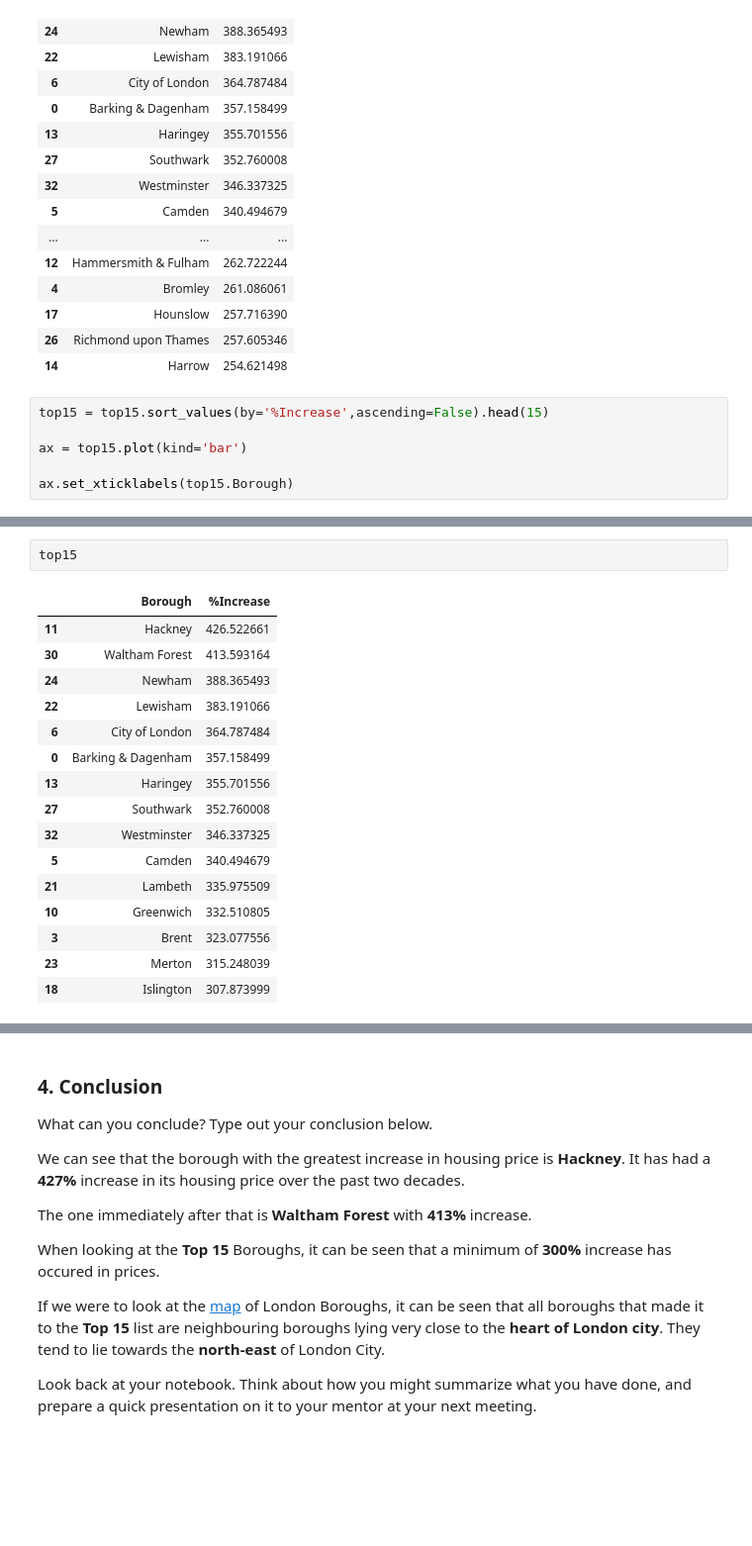
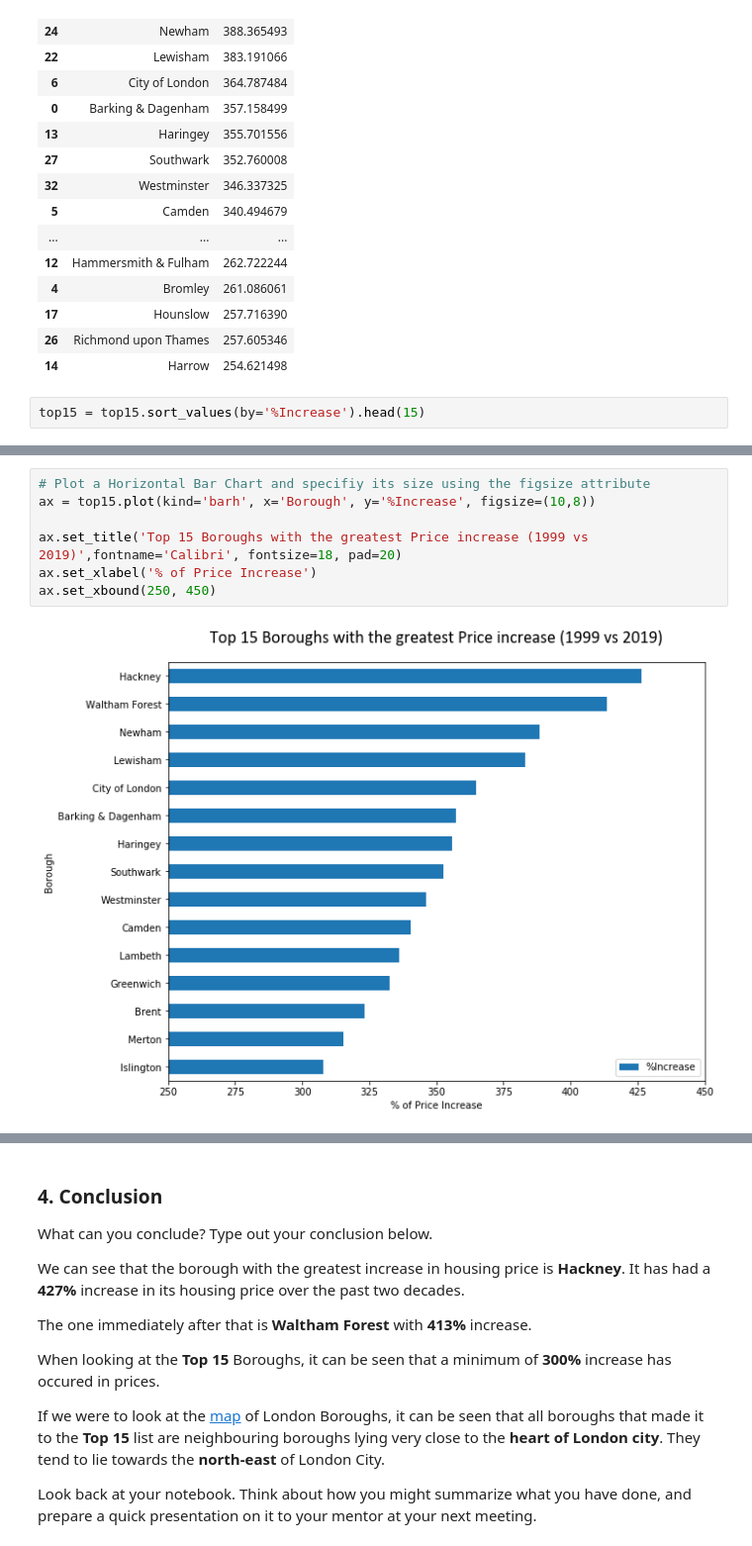
Before and after one commit to rporuthur/Springboard, a Jupyter notebook: London Housing Case Study/Unit 4 Challenge - Tier 3_Final.ipynb, the cells around one changed output, grey strips where cells are left out. Shown: that part at 99% size. Saved outputs shown, nothing was run; the diff lists cells and outputs as text; blank space fills up the shorter version.

```diff
--- a/London Housing Case Study/Unit 4 Challenge - Tier 3_Final.ipynb
+++ b/London Housing Case Study/Unit 4 Challenge - Tier 3_Final.ipynb
@@ -570,8 +570,4 @@ top15.sort_values(by='%Increase',ascending=False)
 | 26 | Richmond upon Thames | 257.605346 |
 | 14 | Harrow | 254.621498 |
 # %%
-top15 = top15.sort_values(by='%Increase',ascending=False).head(15)
-
-ax = top15.plot(kind='bar')
-
-ax.set_xticklabels(top15.Borough)
+top15 = top15.sort_values(by='%Increase').head(15)
@@ -595,19 +574,9 @@ ax.set_xticklabels(top15.Borough)
-# %%
-top15
-# %% [output]
-|  | Borough | %Increase |
-| 11 | Hackney | 426.522661 |
-| 30 | Waltham Forest | 413.593164 |
-| 24 | Newham | 388.365493 |
-| 22 | Lewisham | 383.191066 |
-| 6 | City of London | 364.787484 |
-| 0 | Barking & Dagenham | 357.158499 |
-| 13 | Haringey | 355.701556 |
-| 27 | Southwark | 352.760008 |
-| 32 | Westminster | 346.337325 |
-| 5 | Camden | 340.494679 |
-| 21 | Lambeth | 335.975509 |
-| 10 | Greenwich | 332.510805 |
-| 3 | Brent | 323.077556 |
-| 23 | Merton | 315.248039 |
-| 18 | Islington | 307.873999 |
+# %%
+# Plot a Horizontal Bar Chart and specifiy its size using the figsize attribute
+ax = top15.plot(kind='barh', x='Borough', y='%Increase', figsize=(10,8))
+
+ax.set_title('Top 15 Boroughs with the greatest Price increase (1999 vs 2019)',fontname='Calibri', fontsize=18, pad=20)
+ax.set_xlabel('% of Price Increase')
+ax.set_xbound(250, 450)
+# %% [output]
+[figure, added]
```
Also changed, not shown: parts of 3 cells of this notebook.
